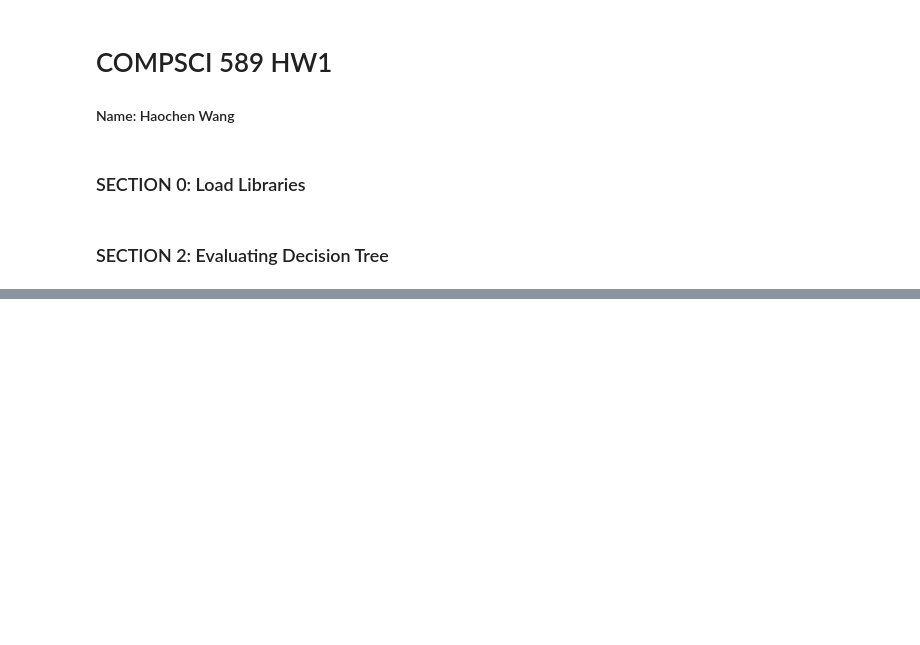
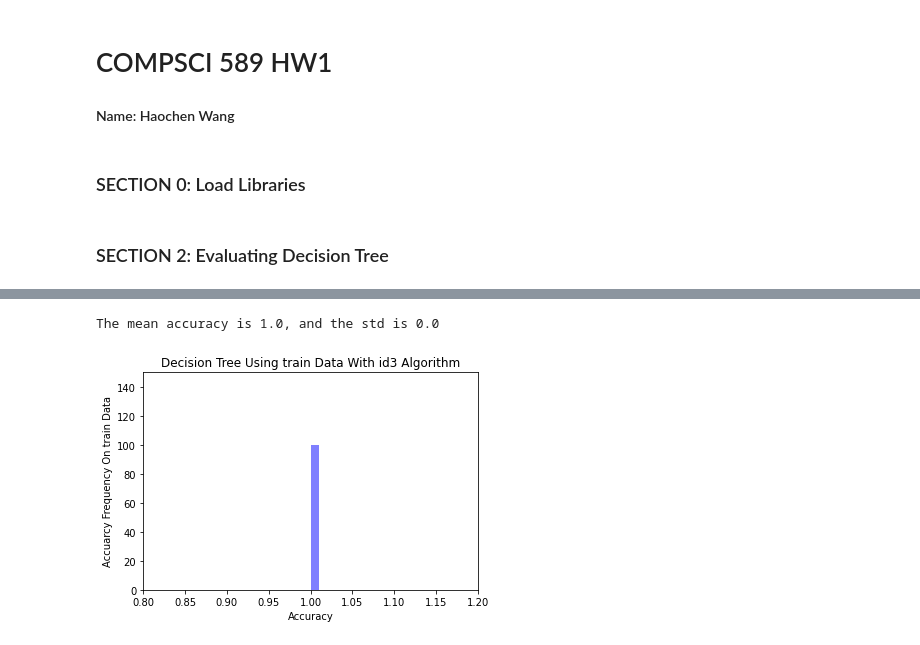
Before and after one commit to HarryWang0619/COMP589-HW1, a Jupyter notebook: Decision Tree.ipynb, the cells around one changed output, grey strips where cells are left out. Cells and saved outputs as stored; diff of their text form; code cells hidden in the pictures; blank space fills up the shorter version.

```diff
--- a/Decision Tree.ipynb
+++ b/Decision Tree.ipynb
@@ -265,19 +265,3 @@ def manyaccuarcy(datause: str, algorithm: str, rand2number):
         count+=1
 
     return accuracylist
-# %%
-# Plot the graphs
-def plothist(testortrain,algor,rand2,clor= 'purple'):
-    plotlist = np.array(manyaccuarcy(testortrain,algor,rand2))
-    # print(plotlist)
-    plt.hist(plotlist,density=1, bins=10, color=clor, alpha=0.6)
-    plt.axis([0.65, 1.1, 0, 30])
-    #[xmin,xmax,ymin,ymax]
-    plt.ylabel('Accuarcy Frequency On '+ testortrain +' Data')
-    plt.xlabel('Accuracy')
-    plt.title("Decision Tree Using "+testortrain+ " Data With " + algor + " Algorithm")
-    plt.show()
-    return
-
-plothist('test', 'cart', 197, 'blue')
-plothist('test', 'cart', 397)
@@ -286,0 +317,6 @@ plothist('test', 'cart', 397)
+# %%
+plothist('train', 'id3', 197, 'blue')
+# plothist('test', 'all', 397)
+# %% [output]
+The mean accuracy is 1.0, and the std is 0.0
+[figure, added]
```
Also changed, not shown: parts of 14 cells of this notebook, 1 other file.
